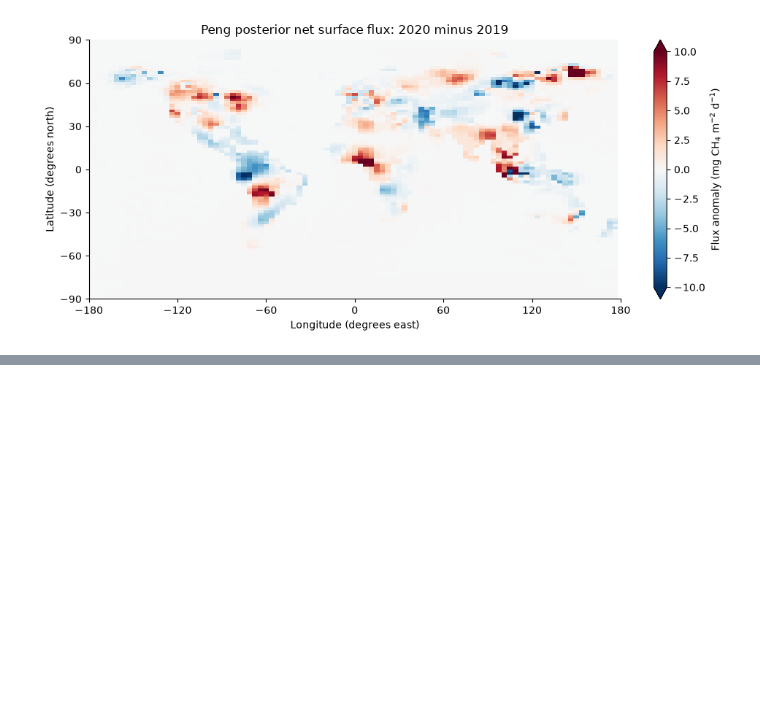
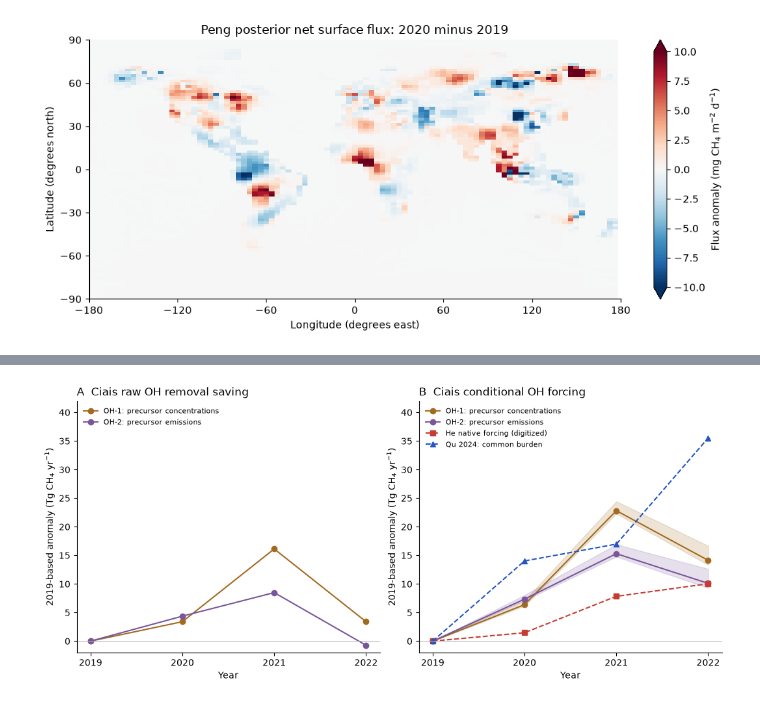
Before and after one commit to ericjmei/methane_surge_reconstruction, a Jupyter notebook: notebooks/reconstruction.ipynb, the cells around one changed output, grey strips where cells are left out. Saved outputs shown, nothing was run; the diff lists cells and outputs as text; code cells hidden in the pictures; blank space fills up the shorter version.

```diff
--- a/notebooks/reconstruction.ipynb
+++ b/notebooks/reconstruction.ipynb
@@ -187,0 +198,20 @@ save(fig, "peng_flux_map")
+# %%
+fig, axs = plt.subplots(1, 2, figsize=(10.5, 4.6), constrained_layout=True)
+for field, label, color in [("OH1", "OH-1: precursor concentrations", "#a26a1f"),
+                             ("OH2", "OH-2: precursor emissions", "#79569b")]:
+    axs[0].plot(years, c.oh_sink_saving.sel(OH_field=field), "o-", color=color, label=label)
+    f = c.oh_forcing_common_burden.sel(OH_field=field)
+    axs[1].plot(years, f.sel(OH_lifetime=benchmark), "o-", color=color, label=label)
+    axs[1].fill_between(years, f.min("OH_lifetime"), f.max("OH_lifetime"), color=color, alpha=.18)
+axs[1].plot(years, h.oh_forcing, "s--", color="#c63c32", label="He native forcing (digitized)")
+axs[1].plot(years, a.oh_forcing_common_burden.sel(study="Qu2024"), "^--", color="#2455c3", label="Qu 2024: common burden")
+axs[0].set_title("A  Ciais raw OH removal saving", loc="left")
+axs[1].set_title("B  Ciais conditional OH forcing", loc="left")
+for ax in axs:
+    axes_year(ax)
+    ax.set_ylabel("2019-based anomaly (Tg CH$_4$ yr$^{-1}$)")
+    ax.legend(frameon=False, fontsize=8, loc="upper left")
+    ax.set_ylim(-2, 42)
+save(fig, "ciais_adjustment")
+# %% [output]
+[figure, added]
```
Also changed, not shown: parts of 7 cells of this notebook, 59 other files.
